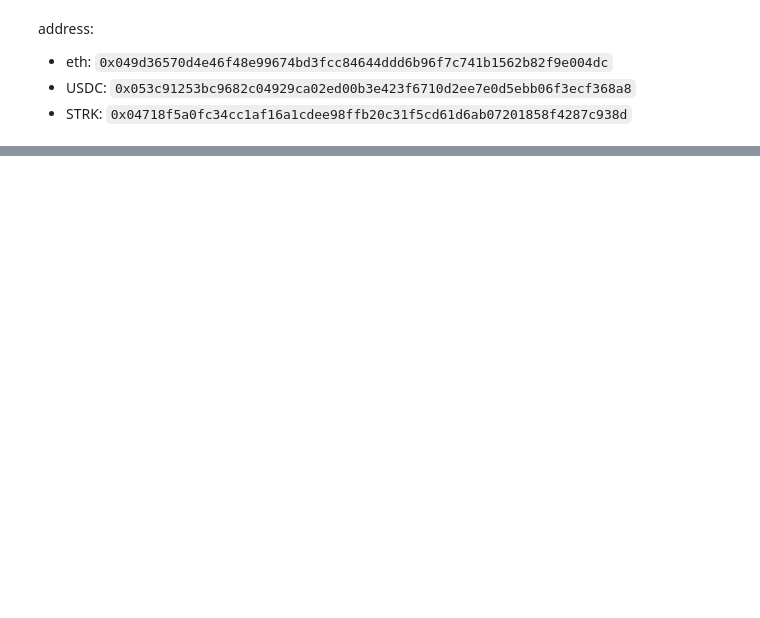
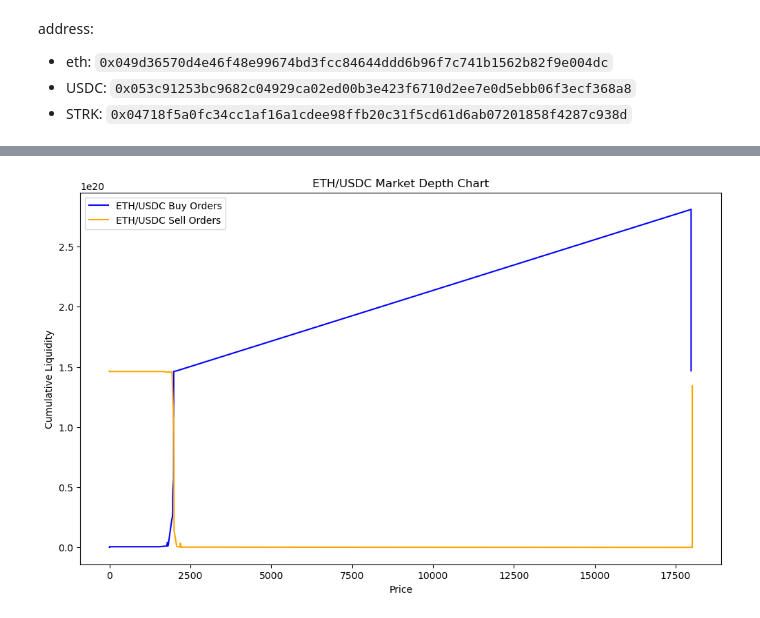
Before and after one commit to Oliz888/openblock-labs, a Jupyter notebook: analysis.ipynb, the cells around one changed output, grey strips where cells are left out. Saved outputs shown, nothing was run; the diff lists cells and outputs as text; code cells hidden in the pictures; blank space fills up the shorter version.

```diff
--- a/analysis.ipynb
+++ b/analysis.ipynb
@@ -331,0 +449,17 @@ plt.show()
+# %%
+eth_usdc_pool_with_prices = eth_usdc_pool.withColumn("price_low", tick_to_price_udf("LOWER_TICK"))\
+                                         .withColumn("price_high", tick_to_price_udf("UPPER_TICK"))
+
+strk_eth_pool_with_prices = strk_eth_pool.withColumn("price_low", tick_to_price_udf("LOWER_TICK"))\
+                                         .withColumn("price_high", tick_to_price_udf("UPPER_TICK"))
+# %%
+# Create window specifications for cumulative liquidity calculations
+windowSpecBuy = Window.orderBy(col('price_low')).rowsBetween(Window.unboundedPreceding, Window.currentRow)
+windowSpecSell = Window.orderBy(col('price_high').desc()).rowsBetween(Window.unboundedPreceding, Window.currentRow)
+# %%
+# Calculate cumulative liquidity for buy and sell orders in each pool
+eth_usdc_pool_sorted = eth_usdc_pool_with_prices.withColumn('Cumulative_Liquidity_Buy', _sum('LIQUIDITY_AMOUNT').over(windowSpecBuy))\
+                                                .withColumn('Cumulative_Liquidity_Sell', _sum('LIQUIDITY_AMOUNT').over(windowSpecSell))
+
+strk_eth_pool_sorted = strk_eth_pool_with_prices.withColumn('Cumulative_Liquidity_Buy', _sum('LIQUIDITY_AMOUNT').over(windowSpecBuy))\
+                                                .withColumn('Cumulative_Liquidity_Sell', _sum('LIQUIDITY_AMOUNT').over(windowSpecSell))
@@ -331,0 +474,7 @@ plt.show()
+# %%
+# Collect data for plotting
+eth_usdc_buy_orders = eth_usdc_pool_sorted.select('price_low', 'Cumulative_Liquidity_Buy').sort('price_low').toPandas()
+eth_usdc_sell_orders = eth_usdc_pool_sorted.select('price_high', 'Cumulative_Liquidity_Sell').sort('price_high', ascending=False).toPandas()
+
+strk_eth_buy_orders = strk_eth_pool_sorted.select('price_low', 'Cumulative_Liquidity_Buy').sort('price_low').toPandas()
+strk_eth_sell_orders = strk_eth_pool_sorted.select('price_high', 'Cumulative_Liquidity_Sell').sort('price_high', ascending=False).toPandas()
@@ -331,0 +498,12 @@ plt.show()
+# %%
+# Plot for ETH/USDC
+plt.figure(figsize=(12, 7))
+plt.plot(eth_usdc_buy_orders['price_low'], eth_usdc_buy_orders['Cumulative_Liquidity_Buy'], label='ETH/USDC Buy Orders', color='blue')
+plt.plot(eth_usdc_sell_orders['price_high'], eth_usdc_sell_orders['Cumulative_Liquidity_Sell'], label='ETH/USDC Sell Orders', color='orange')
+plt.xlabel('Price')
+plt.ylabel('Cumulative Liquidity')
+plt.title('ETH/USDC Market Depth Chart')
+plt.legend()
+plt.show()
+# %% [output]
+[figure, added]
```
Also changed, not shown: parts of 48 cells of this notebook.
